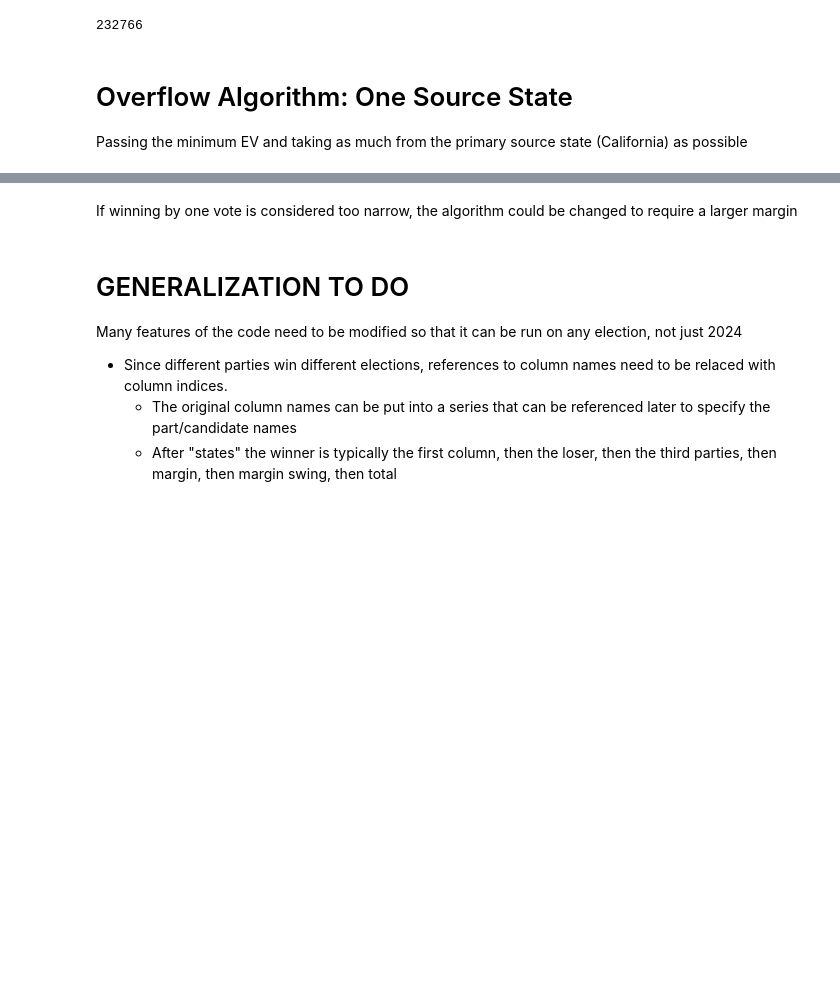
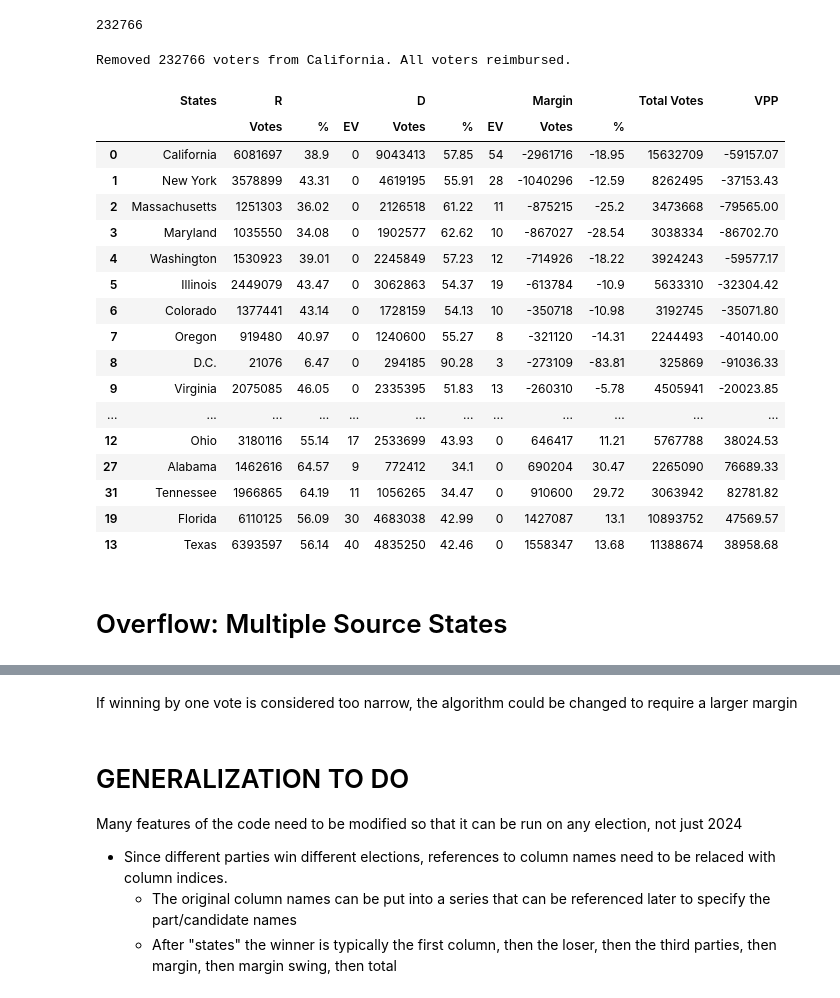
Before and after one commit to yashas-anil/election-flippers, a Jupyter notebook: 2024_election_flippers.ipynb, the cells around one changed output, grey strips where cells are left out. Drawn from its saved outputs; the diff is of its cells as text; code cells hidden in the pictures; blank space fills up the shorter version.

```diff
--- a/2024_election_flippers.ipynb
+++ b/2024_election_flippers.ipynb
@@ -337,7 +322,67 @@ min_over_losers_df
 total_voters_moved
 # %% [output]
 232766
-# %% [markdown]
-# Overflow Algorithm: One Source State
-Passing the minimum EV and taking as much from the primary source state (California) as possible
+# %%
+# update the source states
+mow_df=losers_df.copy(deep=True)
+
+i=0
+reimburse = total_voters_moved
+while i<sources:
+    if reimburse>mow_df.loc[i,("Margin","Votes")]*(-1)-mini_margin:
+        state_voters_removed=mow_df.loc[i,("Margin","Votes")]*(-1)-mini_margin
+
+        # change votes
+        mow_df.loc[i,("D","Votes")]=int(mow_df.loc[i,("D","Votes")])-state_voters_removed
+        mow_df.loc[i,"Total Votes"]=int(mow_df["Total Votes"].iloc[i])-state_voters_removed
+        mow_df.loc[i,("Margin","Votes")]=mini_margin*(-1)
+
+        reimburse-=state_voters_removed
+        print(f"Removed {state_voters_removed} voters from {mow_df.loc[i,'States'].to_string()[4:]}. Remaining voters to reimburse: {reimburse}.")
+    else:
+        state_voters_removed=reimburse
+
+        # change votes
+        mow_df.loc[i,("D","Votes")]=int(mow_df.loc[i,("D","Votes")])-state_voters_removed
+        mow_df.loc[i,"Total Votes"]=int(mow_df["Total Votes"].iloc[i])-state_voters_removed
+        mow_df.loc[i,("Margin","Votes")]=mow_df.loc[i,("Margin","Votes")]+state_voters_removed
+
+        reimburse-=state_voters_removed
+        print(f"Removed {state_voters_removed} voters from {mow_df.loc[i,'States'].to_string()[4:]}. All voters reimbursed.")
+    i+=1
+
+# mow_df
+# %% [output]
+Removed 232766 voters from California. All voters reimbursed.
+# %%
+# concatenate the winner and loser
+mfinal_df=pd.concat([mol_df,mow_df]).sort_values(by=[("Margin","Votes")])
+
+#update percentages
+mfinal_df.loc[:,("D","%")]=(mfinal_df.loc[:,("D","Votes")]/mfinal_df.loc[:,"Total Votes"]).astype(float).round(4)*100
+mfinal_df.loc[:,("R","%")]=(mfinal_df.loc[:,("R","Votes")]/mfinal_df.loc[:,"Total Votes"]).astype(float).round(4)*100
+mfinal_df.loc[:,("Margin","%")]=(mfinal_df.loc[:,("Margin","Votes")]/mfinal_df.loc[:,"Total Votes"]).astype(float).round(4)*100
+
+mfinal_df
+# %% [output]
+|  | States | R |  |  | D |  |  | Margin |  | Total Votes | VPP |
+|  |  | Votes | % | EV | Votes | % | EV | Votes | % |  |  |
+| 0 | California | 6081697 | 38.9 | 0 | 9043413 | 57.85 | 54 | -2961716 | -18.95 | 15632709 | -59157.07 |
+| 1 | New York | 3578899 | 43.31 | 0 | 4619195 | 55.91 | 28 | -1040296 | -12.59 | 8262495 | -37153.43 |
+| 2 | Massachusetts | 1251303 | 36.02 | 0 | 2126518 | 61.22 | 11 | -875215 | -25.2 | 3473668 | -79565.00 |
+| 3 | Maryland | 1035550 | 34.08 | 0 | 1902577 | 62.62 | 10 | -867027 | -28.54 | 3038334 | -86702.70 |
+| 4 | Washington | 1530923 | 39.01 | 0 | 2245849 | 57.23 | 12 | -714926 | -18.22 | 3924243 | -59577.17 |
+| 5 | Illinois | 2449079 | 43.47 | 0 | 3062863 | 54.37 | 19 | -613784 | -10.9 | 5633310 | -32304.42 |
+| 6 | Colorado | 1377441 | 43.14 | 0 | 1728159 | 54.13 | 10 | -350718 | -10.98 | 3192745 | -35071.80 |
+| 7 | Oregon | 919480 | 40.97 | 0 | 1240600 | 55.27 | 8 | -321120 | -14.31 | 2244493 | -40140.00 |
+| 8 | D.C. | 21076 | 6.47 | 0 | 294185 | 90.28 | 3 | -273109 | -83.81 | 325869 | -91036.33 |
+| 9 | Virginia | 2075085 | 46.05 | 0 | 2335395 | 51.83 | 13 | -260310 | -5.78 | 4505941 | -20023.85 |
+| ... | ... | ... | ... | ... | ... | ... | ... | ... | ... | ... | ... |
+| 12 | Ohio | 3180116 | 55.14 | 17 | 2533699 | 43.93 | 0 | 646417 | 11.21 | 5767788 | 38024.53 |
+| 27 | Alabama | 1462616 | 64.57 | 9 | 772412 | 34.1 | 0 | 690204 | 30.47 | 2265090 | 76689.33 |
+| 31 | Tennessee | 1966865 | 64.19 | 11 | 1056265 | 34.47 | 0 | 910600 | 29.72 | 3063942 | 82781.82 |
+| 19 | Florida | 6110125 | 56.09 | 30 | 4683038 | 42.99 | 0 | 1427087 | 13.1 | 10893752 | 47569.57 |
+| 13 | Texas | 6393597 | 56.14 | 40 | 4835250 | 42.46 | 0 | 1558347 | 13.68 | 11388674 | 38958.68 |
+# %% [markdown]
+# Overflow: Multiple Source States
 # %%
```
Also changed, not shown: parts of 38 cells of this notebook, 6 other files.
